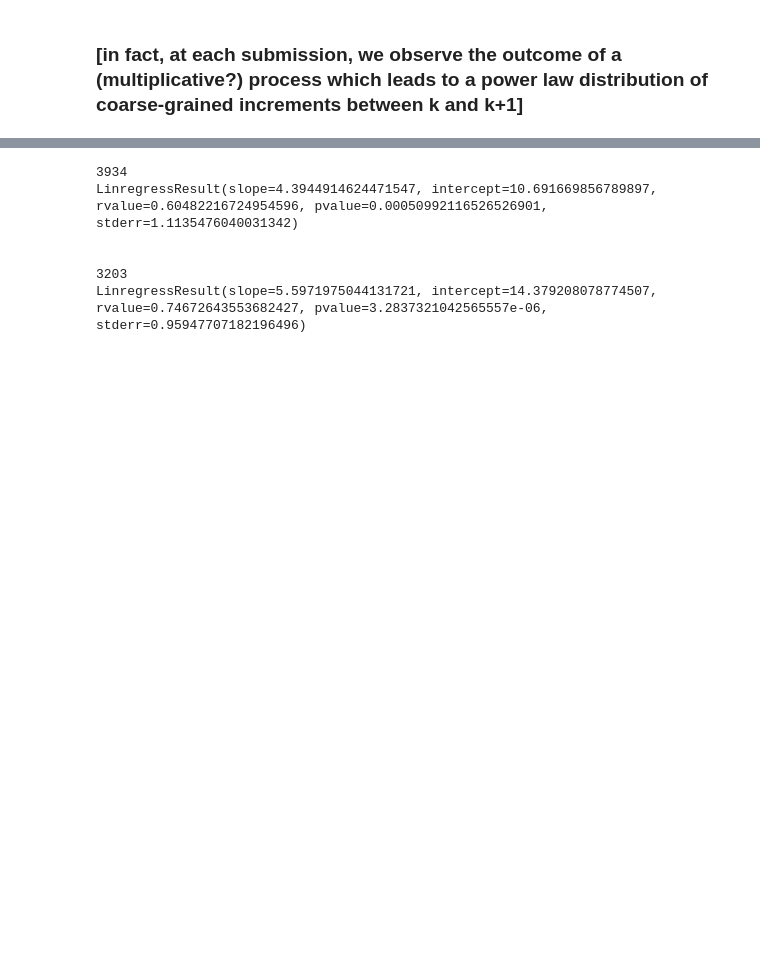
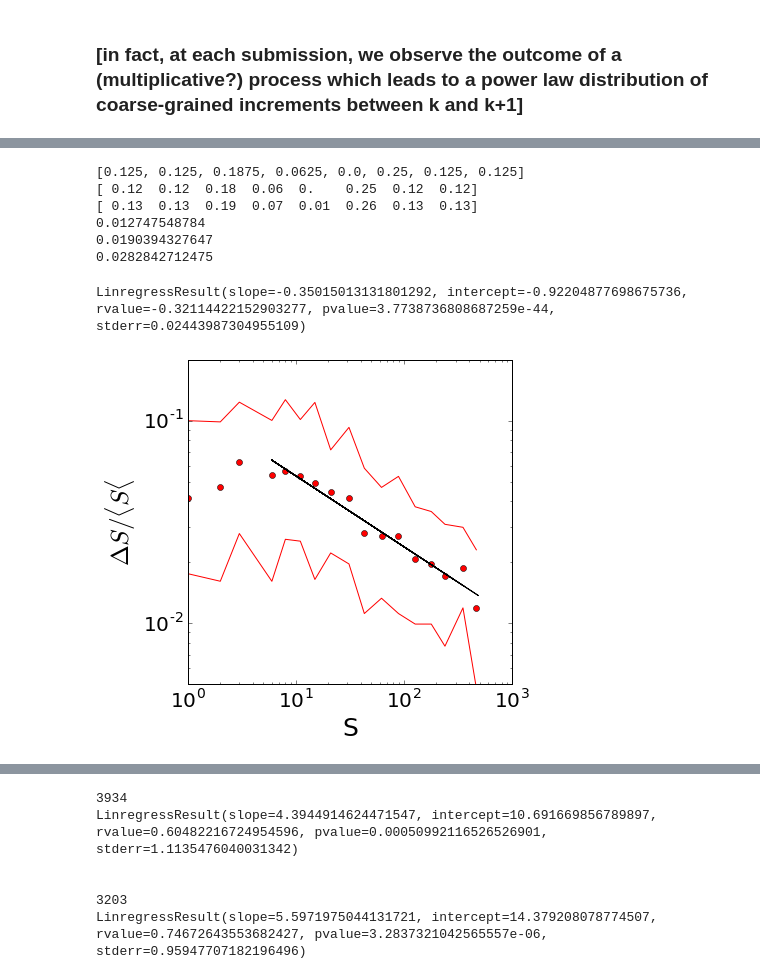
Before and after one commit to wazaahhh/bayesLearn, a Jupyter notebook: scripts/bayesLearn.ipynb, the cells around one changed output, grey strips where cells are left out. Saved outputs shown, nothing was run; the diff lists cells and outputs as text; code cells hidden in the pictures; blank space fills up the shorter version.

```diff
--- a/scripts/bayesLearn.ipynb
+++ b/scripts/bayesLearn.ipynb
@@ -292,0 +26,27 @@ pl.ylabel("CCDF")
+# %%
+digits = 2
+approxTrueG =np.floor(np.array(trueG)*10**digits)/10**digits
+print trueG
+print approxTrueG
+approxTrueGup = approxTrueG + 10**-digits
+print approxTrueGup
+print np.sqrt(np.sum((np.array(trueG) - approxTrueG)**2))
+print np.sqrt(np.sum((np.array(trueG) - approxTrueGup)**2))
+print np.sqrt(np.sum((approxTrueGup - approxTrueG)**2))
+# %% [output]
+[0.125, 0.125, 0.1875, 0.0625, 0.0, 0.25, 0.125, 0.125]
+[ 0.12  0.12  0.18  0.06  0.    0.25  0.12  0.12]
+[ 0.13  0.13  0.19  0.07  0.01  0.26  0.13  0.13]
+0.012747548784
+0.0190394327647
+0.0282842712475
+# %%
+treatment = "simple"
+treatment_dic = pd.read_pickle(dir + "Data/%s_models"%treatment)
+
+with open(dir + 'Data/%sG'%treatment, 'r') as f:
+    trueG = jp.decode(f.read())['probs']
+# %%
+def msd(V,n):
+    '''Mean Square Distance'''
+    return 1/float(n)*np.sum(np.sum((V[1:n]-V[0])**2,0))
@@ -292,0 +255,41 @@ pl.ylabel("CCDF")
+# %%
+index = np.argwhere(FirstVisit == 1).flatten()
+
+X = []
+Y = []
+
+for i,ix in enumerate(index[:-1]):
+    x = FirstVisit[ix:index[i+1]][:-1]
+    #print np.mean(x),max(x)
+    y = np.diff(FirstVisit[ix:index[i+1]])
+    X = np.append(X,x)#/float(x[-1]))
+    Y = np.append(Y,y/np.mean(x))
+
+
+cond = X < 10**5
+lx = np.log10(X[cond])
+ly = np.log10(Y[cond])
+
+B = binning(lx,ly,20,confinter=25)
+
+cond = lx > np.log10(5)
+fit = S.linregress(lx[cond],ly[cond])
+#fit = S.linregress(B['bins'],B['mean'])
+print fit
+
+#pl.loglog(10**lx,10**ly,'.')
+pl.loglog(10**B['bins'],10**B['mean'],'ro')
+#pl.loglog(10**B['bins'],10**(B['mean'] + B['stdDev']/B['nPoints']),'r-')
+#pl.loglog(10**B['bins'],10**(B['mean'] - B['stdDev']/B['nPoints']),'r-')
+pl.loglog(10**B['bins'],10**B['percUp'],'r-')
+pl.loglog(10**B['bins'],10**B['percDown'],'r-')
+pl.loglog(10**lx[cond],10**(lx[cond]*fit[0] + fit[1]),'k-',lw=1)
+
+pl.xlabel("S")
+pl.ylabel("$\Delta S/\langle S \langle$")
+pl.ylim(0.005,.2)
+#pl.xlim(xmax=700)
+pl.savefig(dir + "Figures/ds_vs_S_%s.eps"%treatment)
+# %% [output]
+LinregressResult(slope=-0.35015013131801292, intercept=-0.92204877698675736, rvalue=-0.32114422152903277, pvalue=3.7738736808687259e-44, stderr=0.02443987304955109)
+[figure, added]
```
Also changed, not shown: parts of 57 cells of this notebook, 7 other files.
